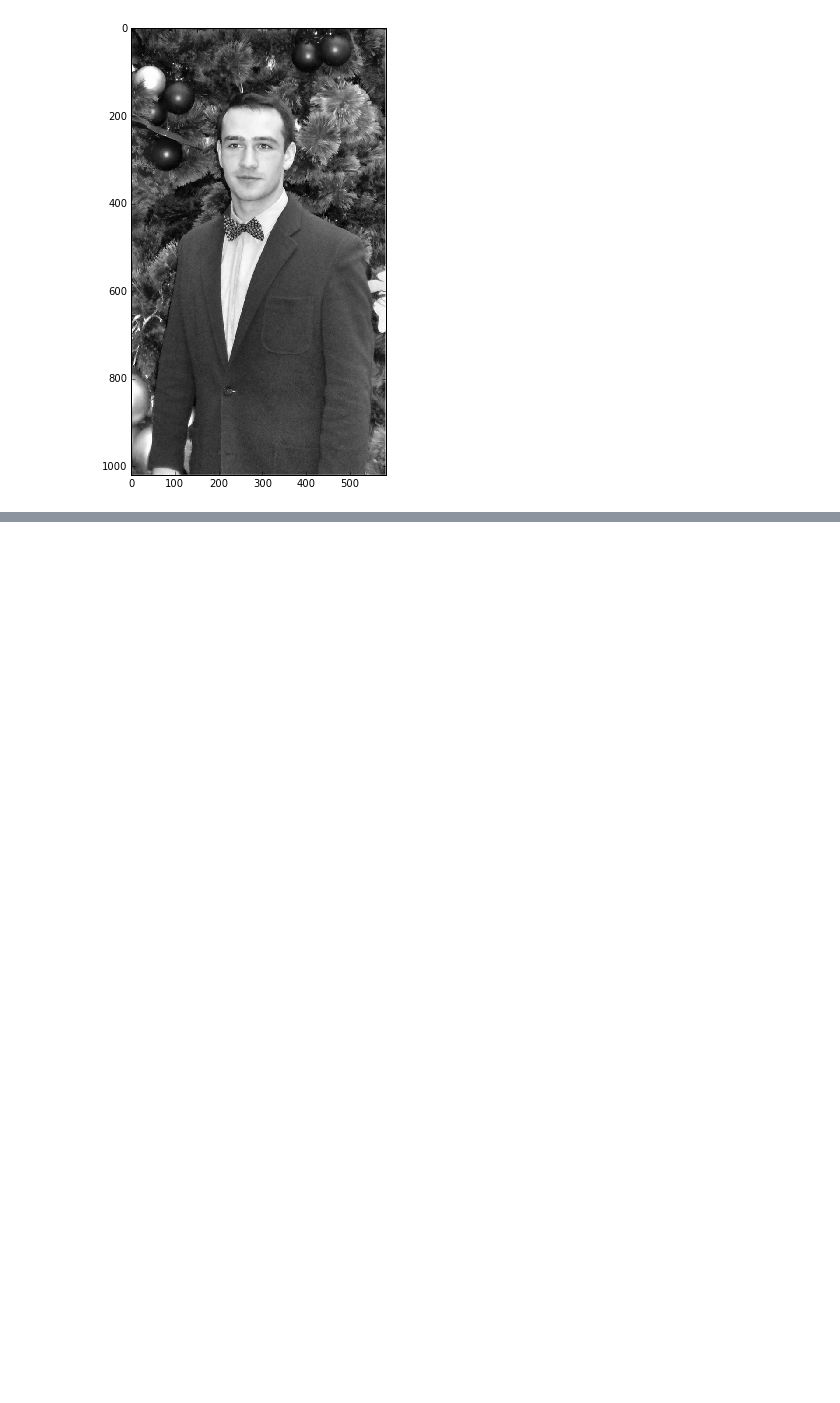
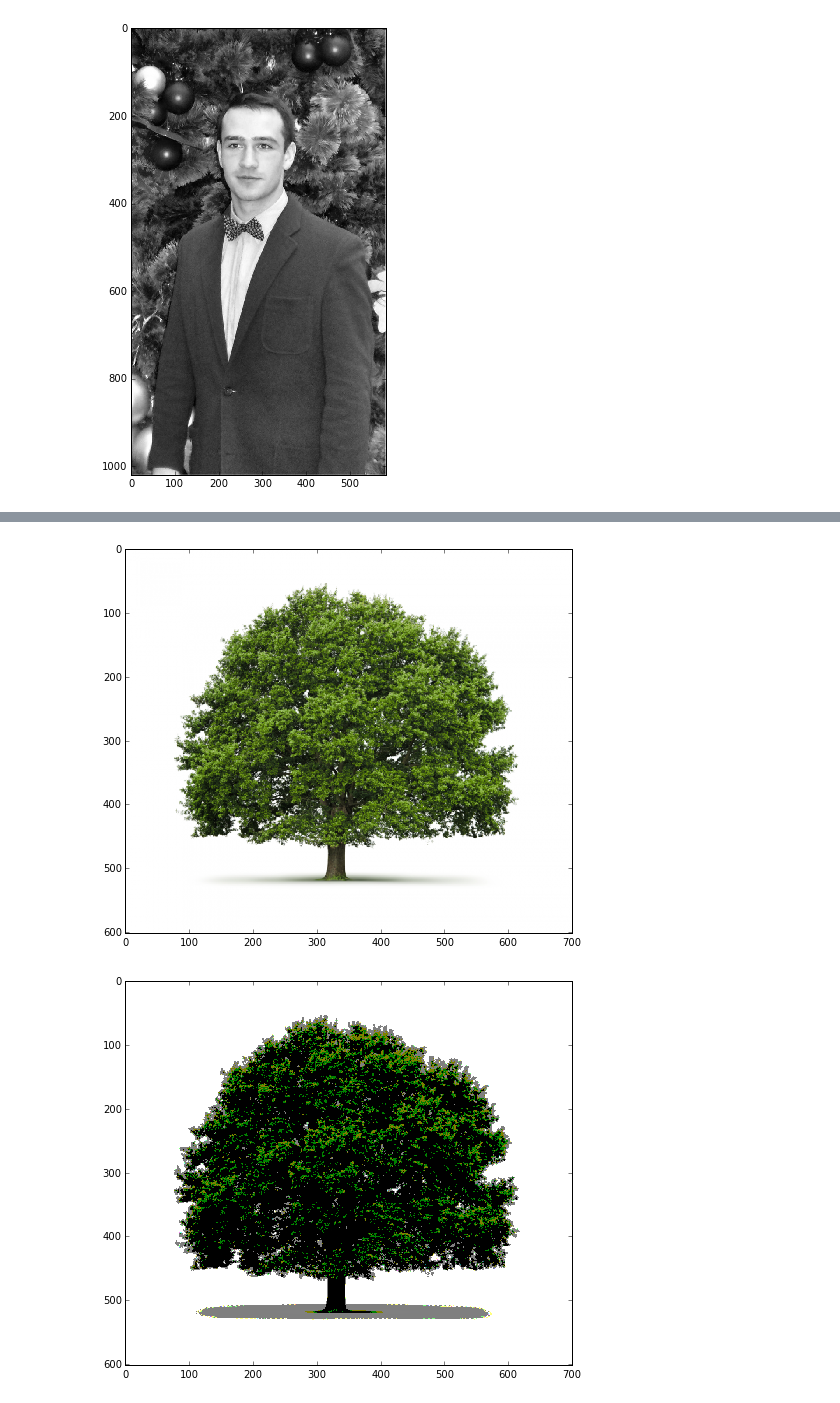
Before and after one commit to max777alex/image-to-ascii, a Jupyter notebook: project.ipynb, the cells around one changed output, grey strips where cells are left out. Drawn from its saved outputs; the diff is of its cells as text; code cells hidden in the pictures; blank space fills up the shorter version.

Commit message:
ordered dithering

```diff
--- a/project.ipynb
+++ b/project.ipynb
@@ -313,0 +314,47 @@ prob.convert(ord1=1, ord2='nuc', C=0.0)
+# %%
+def ordered_dithering(image, nbit):
+    def find_closest_pallet(color):
+        def _floor(x, y):
+            if x - x / y * y <= step / 2:
+                return min(255, x / y * (y + 1))
+            else:
+                return min(255, x / y * y)
+
+        channel_num = 1
+        if isinstance(color, np.ndarray):
+            channel_num = len(color)
+
+        step = channel_num * 255 / nbit
+        if isinstance(color, np.ndarray):
+            color = [_floor(int(x), step) for x in color]
+        else:
+            color = _floor(int(color), step)
+        return color
+
+    bayer8x8 = [
+        [ 1, 49, 13, 61,  4, 52, 16, 64],
+        [33, 17, 45, 29, 36, 20, 48, 32],
+        [ 9, 57,  5, 53, 12, 60,  8, 56],
+        [41, 25, 37, 21, 44, 28, 40, 24],
+        [ 3, 51, 15, 63,  2, 50, 14, 62],
+        [35, 19, 47, 31, 34, 18, 46, 30],
+        [11, 59,  7, 55, 10, 58,  6, 54],
+        [43, 27, 39, 23, 42, 26, 38, 22]
+    ]
+
+    new_image = image.copy()
+    for x in xrange(new_image.shape[0]):
+        for y in xrange(new_image.shape[1]):
+            old_pixel = new_image[x][y] + new_image[x][y] * bayer8x8[x % 8][y % 8] * 1.0 / 65
+            new_image[x][y] = find_closest_pallet(old_pixel)
+    return new_image
+
+tree = Image.open('tree.png')
+tree = np.array(tree)
+# tree = rgb2gray(tree)
+showPhoto(tree)
+tree_d = ordered_dithering(tree, 8)
+showPhoto(tree_d)
+# %% [output]
+[figure, added]
+[figure, added]
```
Also changed, not shown: parts of 6 cells of this notebook, 2 other files.
